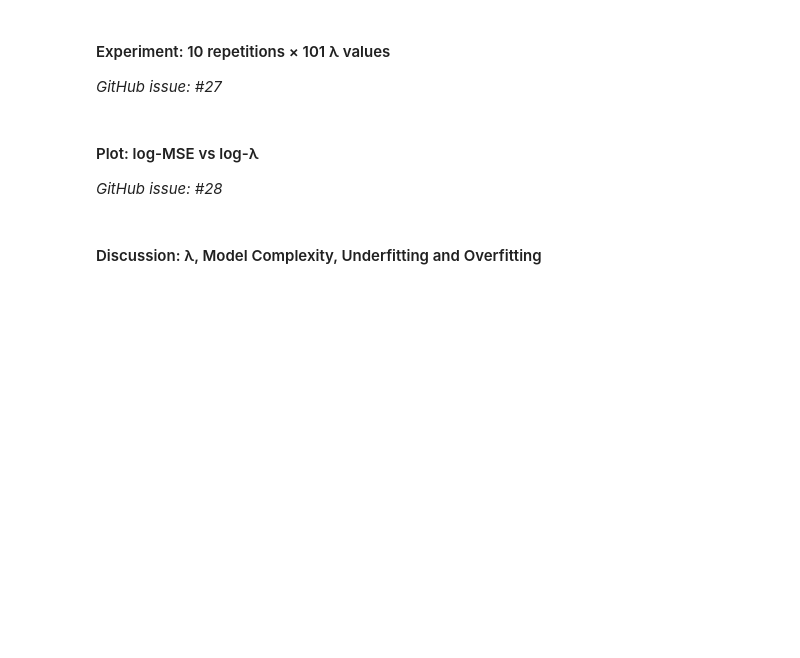
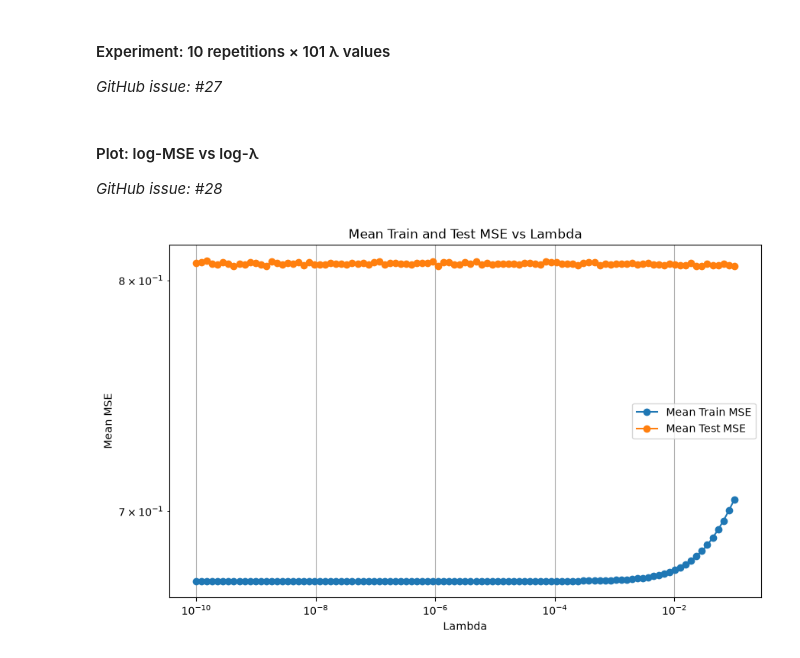
Before and after one commit to JanusCoetzee/ITO5201, a Jupyter notebook: Assignments/1/36384852 Johannes Coetzee a1 sec3.ipynb, the cells around one changed output. Saved outputs shown, nothing was run; the diff lists cells and outputs as text; code cells hidden in the pictures; blank space fills up the shorter version.

```diff
--- a/Assignments/1/36384852 Johannes Coetzee a1 sec3.ipynb
+++ b/Assignments/1/36384852 Johannes Coetzee a1 sec3.ipynb
@@ -65,9 +86,10 @@ def generate_data(n, rng=None):
     """
     if rng is None:
         rng = np.random.default_rng()
-    # YOUR CODE HERE
-    pass
-
+    X = rng.uniform(-0.3, 0.3, size=(n, 1))
+    eps = rng.normal(0, 0.1, size=n)
+    y = np.sin(5 * np.pi * X[:, 0]) / (1 + 2 * X[:, 0]) + eps
+    return X, y
 
 # Pipeline: PolynomialFeatures(degree=5) + RidgeRegressor
 def make_pipeline(lambda_):
@@ -94,3 +103,21 @@ X_test, y_test = generate_data(1000, rng)
+# %%
+rng = np.random.default_rng(0)
+lambdas = np.geomspace(1e-10, 0.1, 101, endpoint=True)
+n_reps = 10
+n_train = 20
+
+X_test, y_test = generate_data(1000, rng)
+
+train_mse_all = np.zeros((n_reps, len(lambdas)))
+test_mse_all  = np.zeros((n_reps, len(lambdas)))
+
+for rep in range(n_reps):
+    X_train, y_train = generate_data(n_train, rng)
+    for i, lambda_ in enumerate(lambdas):
+        model = make_pipeline(lambda_)
+        model.fit(X_train, y_train)
+        train_mse_all[rep, i] = np.mean((model.predict(X_train) - y_train) ** 2)
+        test_mse_all[rep, i]  = np.mean((model.predict(X_test)  - y_test)  ** 2)
 # %% [markdown]
 #### Plot: log-MSE vs log-λ
 *GitHub issue: #28*
@@ -100,4 +124,19 @@ X_test, y_test = generate_data(1000, rng)
-# %% [markdown]
-#### Discussion: λ, Model Complexity, Underfitting and Overfitting
-
-<!-- YOUR DISCUSSION HERE -->
+# %%
+
+def plot_mse_vs_lambda(lambdas, train_mse_list, test_mse_list):
+    mean_train_mse = np.mean(train_mse_list, axis=0)
+    mean_test_mse = np.mean(test_mse_list, axis=0)
+
+    plt.figure(figsize=(10, 6))
+    plt.loglog(lambdas, mean_train_mse, label='Mean Train MSE', marker='o')
+    plt.loglog(lambdas, mean_test_mse, label='Mean Test MSE', marker='o')
+    plt.xlabel('Lambda')
+    plt.ylabel('Mean MSE')
+    plt.title('Mean Train and Test MSE vs Lambda')
+    plt.legend()
+    plt.grid(True)
+    plt.show()
+
+plot_mse_vs_lambda(lambdas, train_mse_all, test_mse_all)
+# %% [output]
+[figure, added]
```
Also changed, not shown: parts of 7 cells of this notebook.
